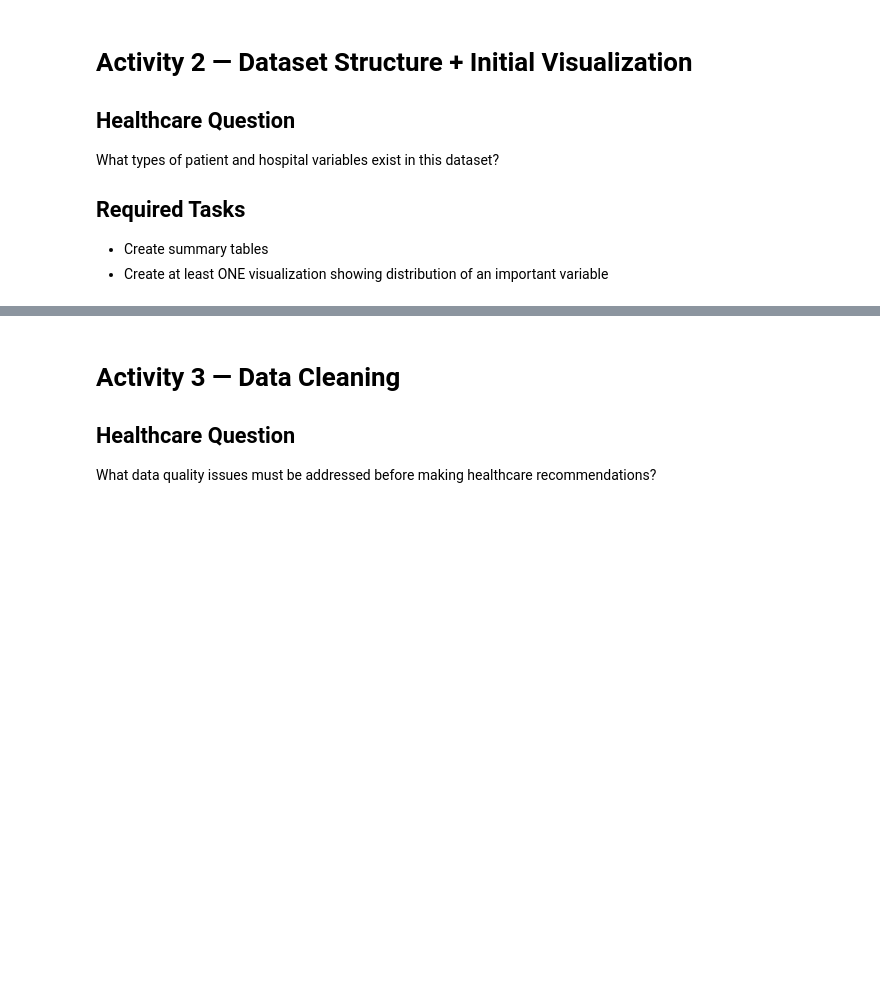
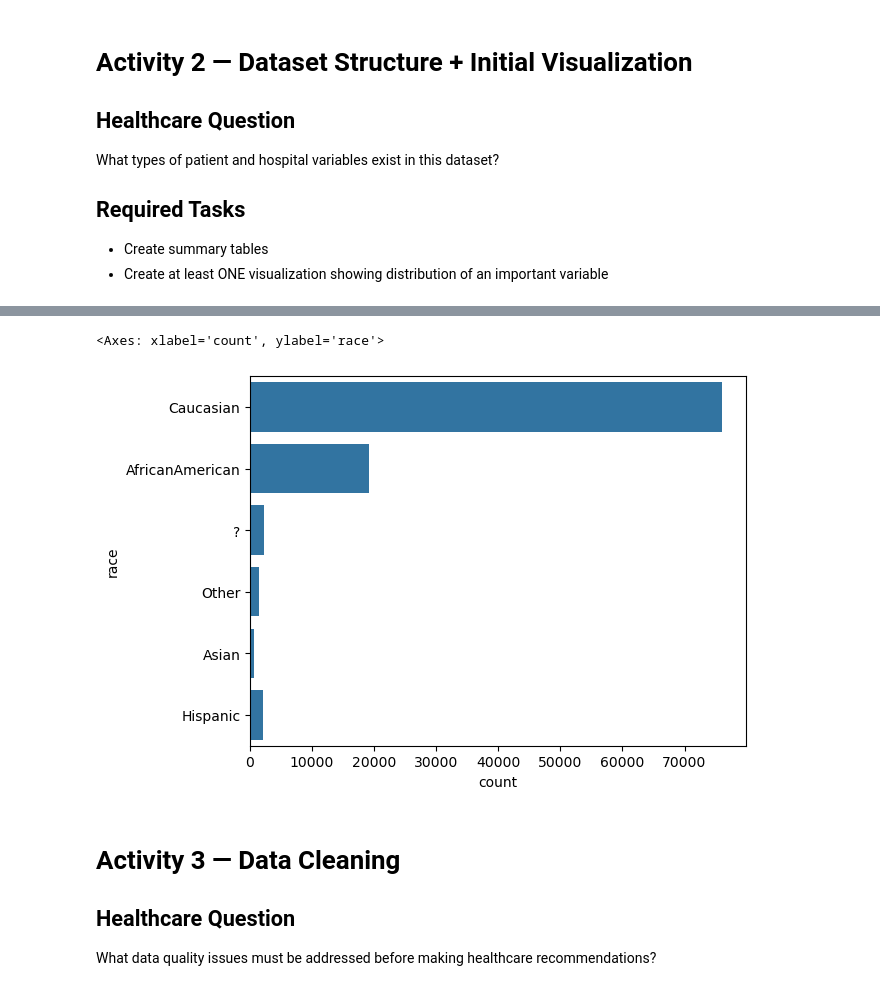
Before and after one commit to winni-datadiva/TKH-26-labs, a Jupyter notebook: Phase_1/python_workbooks/in_class_python_lab_6.ipynb, the cells around one changed output, grey strips where cells are left out. Saved outputs shown, nothing was run; the diff lists cells and outputs as text; code cells hidden in the pictures; blank space fills up the shorter version.

```diff
--- a/Phase_1/python_workbooks/in_class_python_lab_6.ipynb
+++ b/Phase_1/python_workbooks/in_class_python_lab_6.ipynb
@@ -100,3 +162,8 @@ What types of patient and hospital variables exist in this dataset?
+# %%
+sns.countplot(df['race'])
+# %% [output]
+<Axes: xlabel='count', ylabel='race'>
+[figure, added]
 # %% [markdown]
 # Activity 3 — Data Cleaning
 
```
Also changed, not shown: parts of 5 cells of this notebook.
